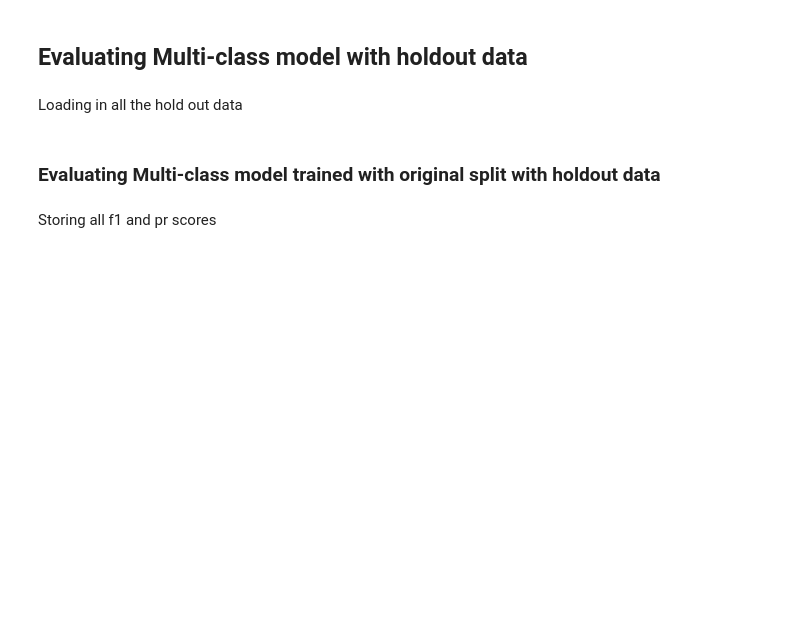
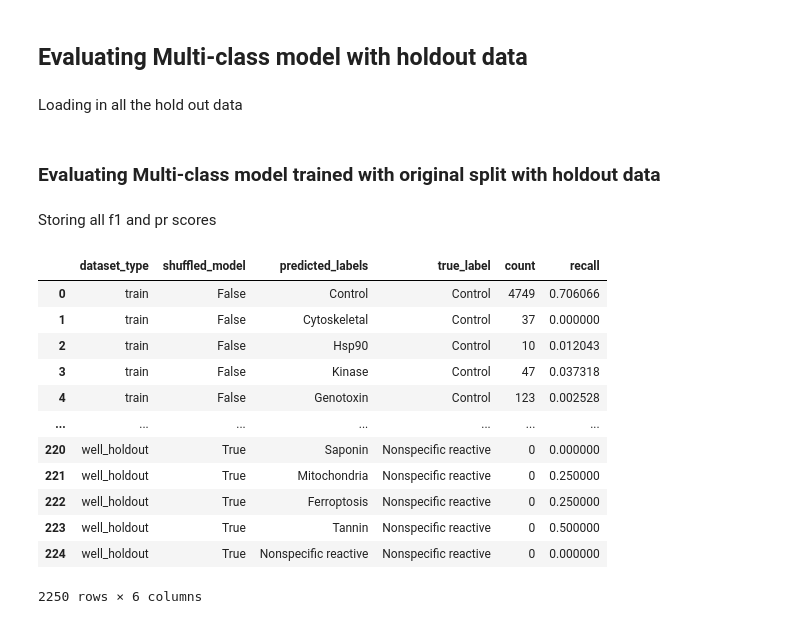
Before and after one commit to WayScience/Cytotoxic-Nuisance-Metadata-Analysis, a Jupyter notebook: notebooks/2.modeling/2.modeling.ipynb, the cells around one changed output. Cells and saved outputs as stored; diff of their text form; code cells hidden in the pictures; blank space fills up the shorter version.

Commit message:
update confusion matrix

```diff
--- a/notebooks/2.modeling/2.modeling.ipynb
+++ b/notebooks/2.modeling/2.modeling.ipynb
@@ -119,10 +117,10 @@ test_f1_score_df = calculate_multi_class_f1score(
 )
 # %%
 # creating confusing matrix for both train and test set on non-shuffled model
-cm_train_df = generate_confusion_matrix(
+cm_train_df = generate_confusion_matrix_tl(
     model=best_model, X=X_train, y=y_train, shuffled=False, dataset_type="train"
 )
-cm_test_df = generate_confusion_matrix(
+cm_test_df = generate_confusion_matrix_tl(
     model=best_model, X=X_test, y=y_test, shuffled=False, dataset_type="test"
 )
 # %% [markdown]
@@ -162,14 +158,14 @@ shuffle_test_f1_score_df = calculate_multi_class_f1score(
     model=shuffled_best_model, X=X_test, y=y_test, shuffled=True, dataset_type="test"
 )
 # %%
-shuffled_cm_train_df = generate_confusion_matrix(
+shuffled_cm_train_df = generate_confusion_matrix_tl(
     model=shuffled_best_model,
     X=shuffled_X_train,
     y=y_train,
     shuffled=True,
     dataset_type="train",
 )
-shuffled_cm_test_df = generate_confusion_matrix(
+shuffled_cm_test_df = generate_confusion_matrix_tl(
     model=shuffled_best_model, X=X_test, y=y_test, shuffled=True, dataset_type="test"
 )
 # %% [markdown]
@@ -285,14 +281,14 @@ well_ho_shuffle_f1_score_df = calculate_multi_class_f1score(
 )
 # %%
 # creating confusing matrix with plate holdout (shuffled and not snuffled)
-plate_ho_cm_df = generate_confusion_matrix(
+plate_ho_cm_df = generate_confusion_matrix_tl(
     model=best_model,
     X=X_plate_holdout,
     y=y_plate_holdout,
     shuffled=False,
     dataset_type="plate_holdout",
 )
-shuffled_plate_ho_cm_df = generate_confusion_matrix(
+shuffled_plate_ho_cm_df = generate_confusion_matrix_tl(
     model=shuffled_best_model,
     X=X_plate_holdout,
     y=y_plate_holdout,
@@ -301,14 +297,14 @@ shuffled_plate_ho_cm_df = generate_confusion_matrix(
 )
 
 # creating confusing matrix with treatment holdout (shuffled and not snuffled)
-treatment_ho_cm_df = generate_confusion_matrix(
+treatment_ho_cm_df = generate_confusion_matrix_tl(
     model=best_model,
     X=X_treatment_holdout,
     y=y_treatment_holdout,
     shuffled=False,
     dataset_type="treatment_holdout",
 )
-shuffled_treatment_ho_cm_df = generate_confusion_matrix(
+shuffled_treatment_ho_cm_df = generate_confusion_matrix_tl(
     model=shuffled_best_model,
     X=X_treatment_holdout,
     y=y_treatment_holdout,
@@ -317,14 +313,14 @@ shuffled_treatment_ho_cm_df = generate_confusion_matrix(
 )
 
 # creating confusing matrix with plate_hold (shuffled and not snuffled)
-well_ho_cm_df = generate_confusion_matrix(
+well_ho_cm_df = generate_confusion_matrix_tl(
     model=best_model,
     X=X_well_holdout,
     y=y_well_holdout,
     shuffled=False,
     dataset_type="well_holdout",
 )
-shuffled_well_ho_cm_df = generate_confusion_matrix(
+shuffled_well_ho_cm_df = generate_confusion_matrix_tl(
     model=shuffled_best_model,
     X=X_well_holdout,
     y=y_well_holdout,
@@ -395,3 +392,19 @@ all_cm_dfs = pd.concat(
 all_cm_dfs.to_csv(
     modeling_dir / "confusion_matrix.csv.gz", index=False, compression="gzip"
 )
+# %%
+all_cm_dfs
+# %% [output]
+|  | dataset_type | shuffled_model | predicted_labels | true_label | count | recall |
+| 0 | train | False | Control | Control | 4749 | 0.706066 |
+| 1 | train | False | Cytoskeletal | Control | 37 | 0.000000 |
+| 2 | train | False | Hsp90 | Control | 10 | 0.012043 |
+| 3 | train | False | Kinase | Control | 47 | 0.037318 |
+| 4 | train | False | Genotoxin | Control | 123 | 0.002528 |
+| ... | ... | ... | ... | ... | ... | ... |
+| 220 | well_holdout | True | Saponin | Nonspecific reactive | 0 | 0.000000 |
+| 221 | well_holdout | True | Mitochondria | Nonspecific reactive | 0 | 0.250000 |
+| 222 | well_holdout | True | Ferroptosis | Nonspecific reactive | 0 | 0.250000 |
+| 223 | well_holdout | True | Tannin | Nonspecific reactive | 0 | 0.500000 |
+| 224 | well_holdout | True | Nonspecific reactive | Nonspecific reactive | 0 | 0.000000 |
+2250 rows × 6 columns
```
Also changed, not shown: parts of 4 cells of this notebook, 8 other files.
